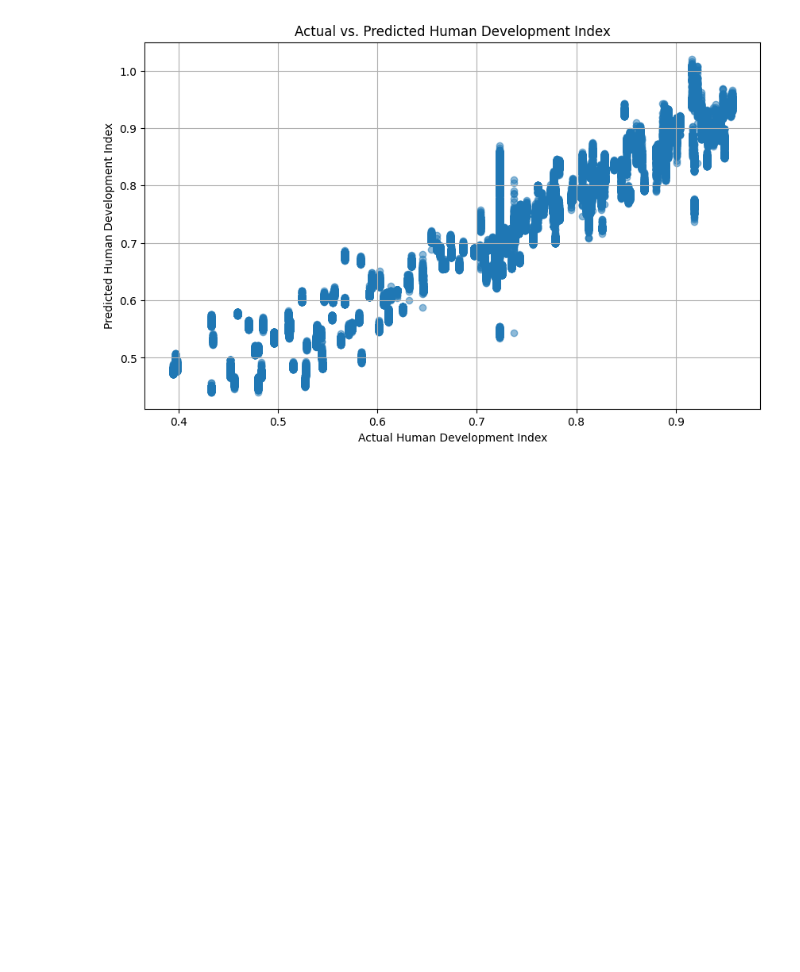
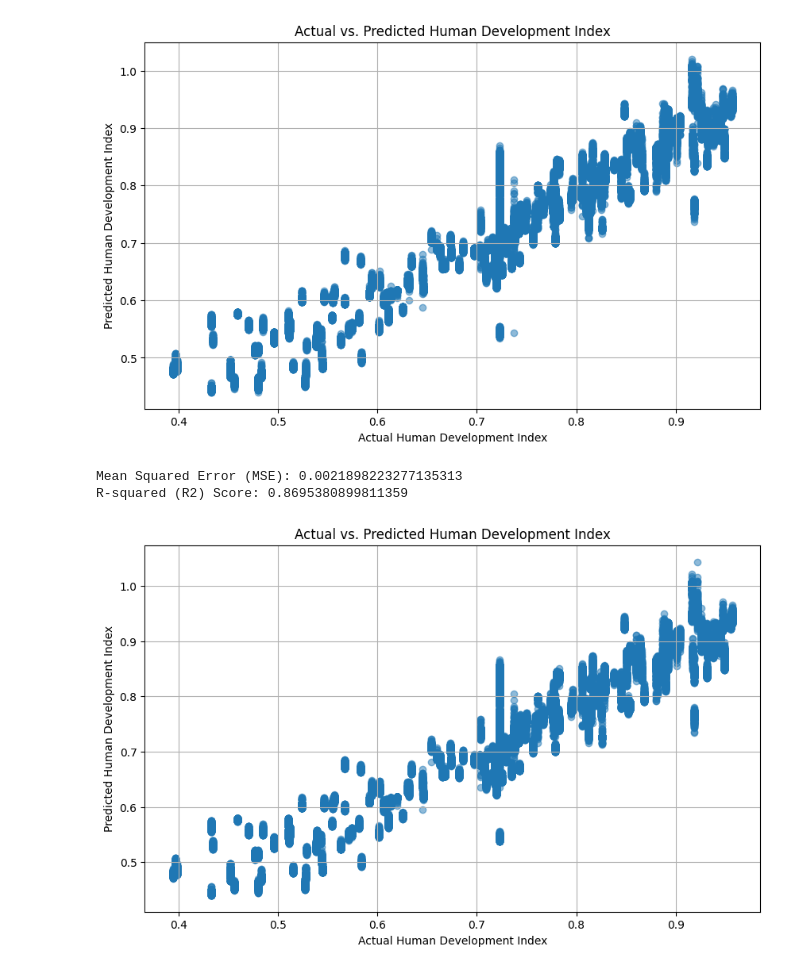
Before and after one commit to Tahmid-Amin/AI-Group_8, a Jupyter notebook: Models.ipynb, the cells around one changed output. Drawn from its saved outputs; the diff is of its cells as text; code cells hidden in the pictures; blank space fills up the shorter version.

Commit message:
Tuning of hyperparameters for Linear Regression

```diff
--- a/Models.ipynb
+++ b/Models.ipynb
@@ -178,3 +178,63 @@ plt.show()
 Mean Squared Error (MSE): 0.002212745708153828
 R-squared (R2) Score: 0.8669123376208708
 [figure]
+# %%
+import pandas as pd
+from sklearn.model_selection import train_test_split, GridSearchCV
+from sklearn.linear_model import Ridge
+from sklearn.metrics import mean_squared_error, r2_score
+import matplotlib.pyplot as plt
+
+# Assuming 'human_development_index' is the target variable (y)
+X = df.select_dtypes(include=['number']).drop(columns=['human_development_index'])  # Select numerical columns, drop target
+y = df['human_development_index']
+
+# Split the data into a training set and a testing set (e.g., 80% training, 20% testing)
+X_train, X_test, y_train, y_test = train_test_split(X, y, test_size=0.2, random_state=45)
+
+# Define a range of alpha values to search through
+param_grid = {
+    'alpha': [0.001, 0.01, 0.1, 1, 10, 100, 1000]
+}
+
+# Create the Ridge Regression model
+ridge_regressor = Ridge()
+
+# Perform a grid search with cross-validation to find the best alpha
+grid_search = GridSearchCV(estimator=ridge_regressor, param_grid=param_grid, scoring='neg_mean_squared_error', cv=5)
+grid_search.fit(X_train, y_train)
+
+# Get the best alpha value
+best_alpha = grid_search.best_params_['alpha']
+
+# Create a Ridge Regression model with the best alpha value
+best_ridge_regressor = Ridge(alpha=best_alpha)
+
+# Train the model on the training data
+best_ridge_regressor.fit(X_train, y_train)
+
+# Make predictions on the test set
+y_pred = best_ridge_regressor.predict(X_test)
+
+# Calculate the Mean Squared Error (MSE)
+mse = mean_squared_error(y_test, y_pred)
+
+# Calculate the R-squared (R2) score
+r2 = r2_score(y_test, y_pred)
+
+# Print the metrics
+print(f'Mean Squared Error (MSE): {mse}')
+print(f'R-squared (R2) Score: {r2}')
+
+# Create a scatter plot to visualize predictions
+plt.figure(figsize=(10, 6))
+plt.scatter(y_test, y_pred, alpha=0.5)
+plt.title('Actual vs. Predicted Human Development Index')
+plt.xlabel('Actual Human Development Index')
+plt.ylabel('Predicted Human Development Index')
+plt.grid(True)
+plt.show()
+# %% [output]
+Mean Squared Error (MSE): 0.0021898223277135313
+R-squared (R2) Score: 0.8695380899811359
+[figure, added]
```
